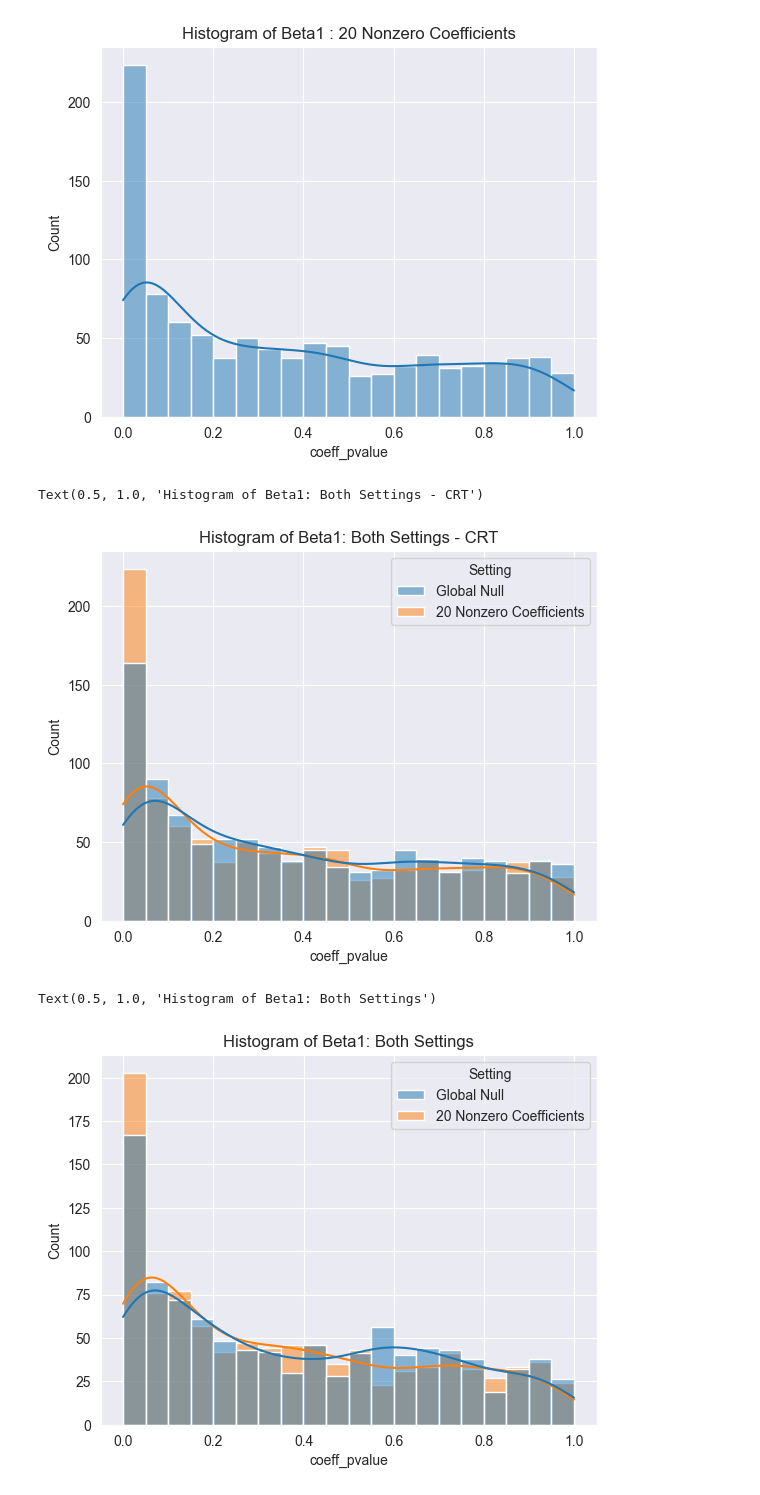
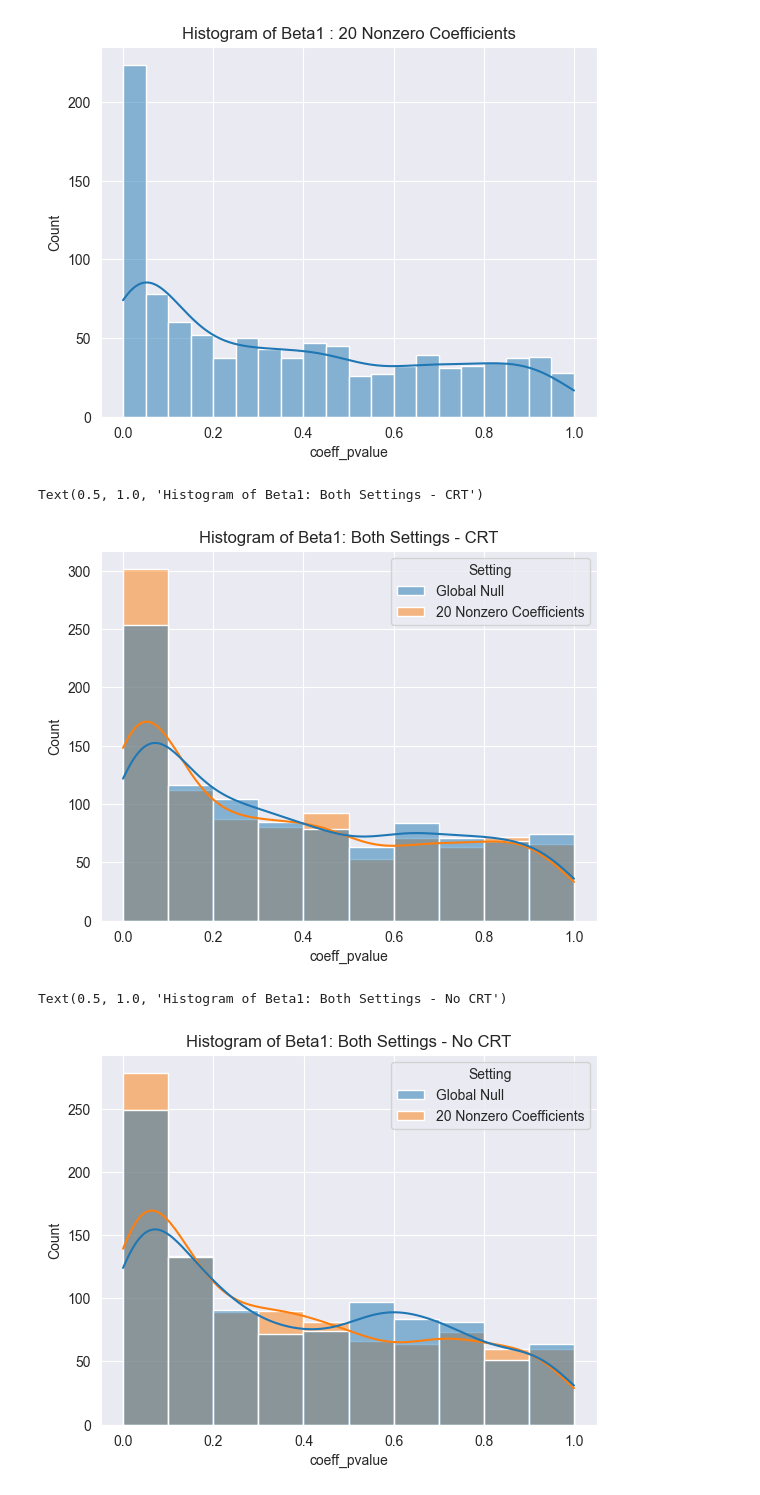
Before and after one commit to Abra-web/CStat_assignments, a Jupyter notebook: assignment_2/Simulation.ipynb, the cells around one changed output. Saved outputs shown, nothing was run; the diff lists cells and outputs as text; code cells hidden in the pictures.

```diff
--- a/assignment_2/Simulation.ipynb
+++ b/assignment_2/Simulation.ipynb
@@ -317,14 +317,14 @@ sns.histplot(data=simulation_crt_df[simulation_crt_df['Setting'] == '20 Nonzero
 Text(0.5, 1.0, 'Histogram of Beta1 : 20 Nonzero Coefficients')
 [figure]
 # %%
-sns.histplot(data=simulation_crt_df, x='coeff_pvalue', hue='Setting', kde=True, bins=20).set_title(
+sns.histplot(data=simulation_crt_df, x='coeff_pvalue', hue='Setting', kde=True, bins=10).set_title(
     'Histogram of Beta1: Both Settings - CRT')
 # %% [output]
 Text(0.5, 1.0, 'Histogram of Beta1: Both Settings - CRT')
-[figure, old version]
+[figure, new version]
 # %%
-sns.histplot(data=simulation_df, x='coeff_pvalue', hue='Setting', kde=True, bins=20).set_title(
-    'Histogram of Beta1: Both Settings')
+sns.histplot(data=simulation_df, x='coeff_pvalue', hue='Setting', kde=True, bins=10).set_title(
+    'Histogram of Beta1: Both Settings - No CRT')
 # %% [output]
-Text(0.5, 1.0, 'Histogram of Beta1: Both Settings')
+Text(0.5, 1.0, 'Histogram of Beta1: Both Settings - No CRT')
-[figure, old version]
+[figure, new version]
```
Also changed, not shown: parts of 1 cell of this notebook.
